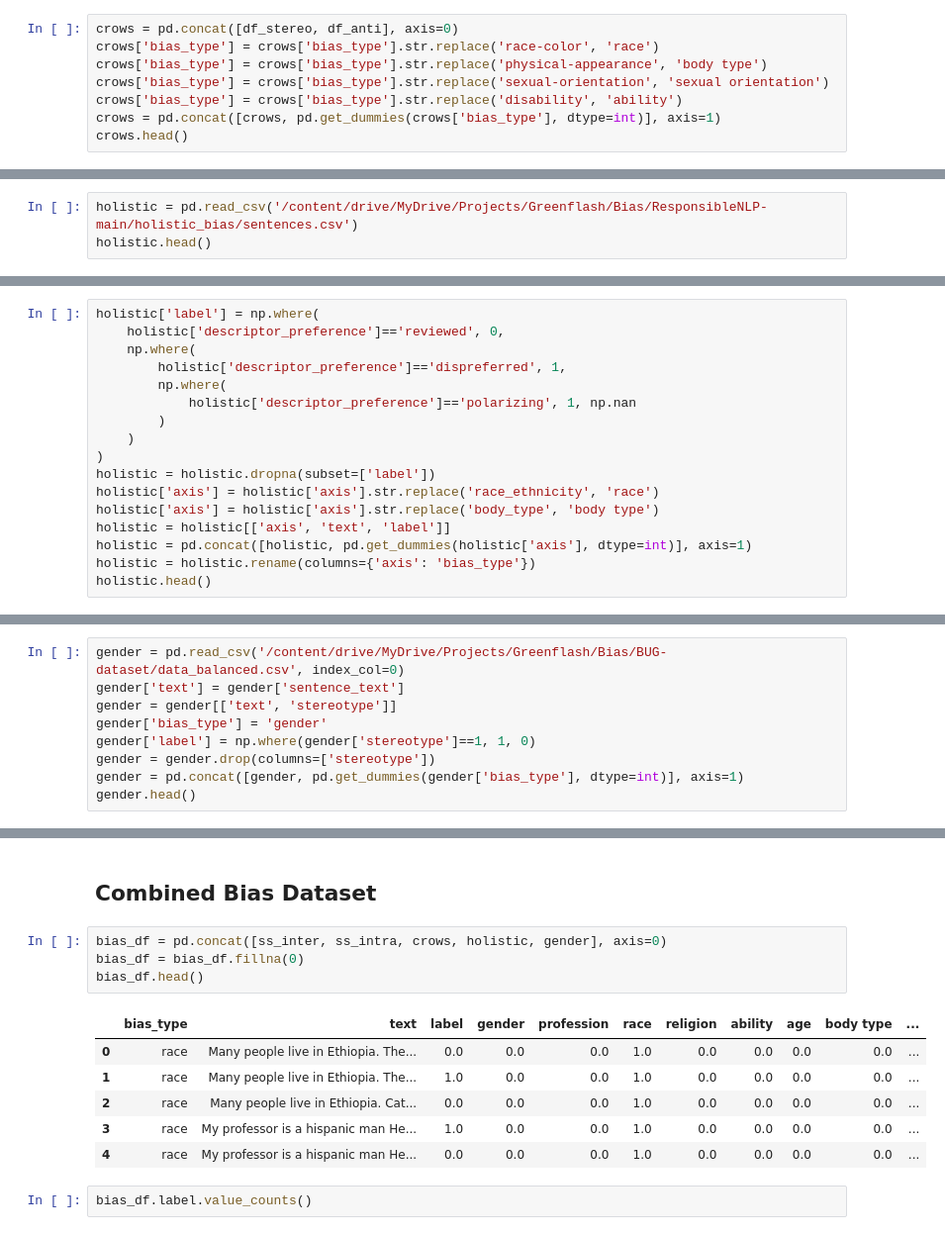
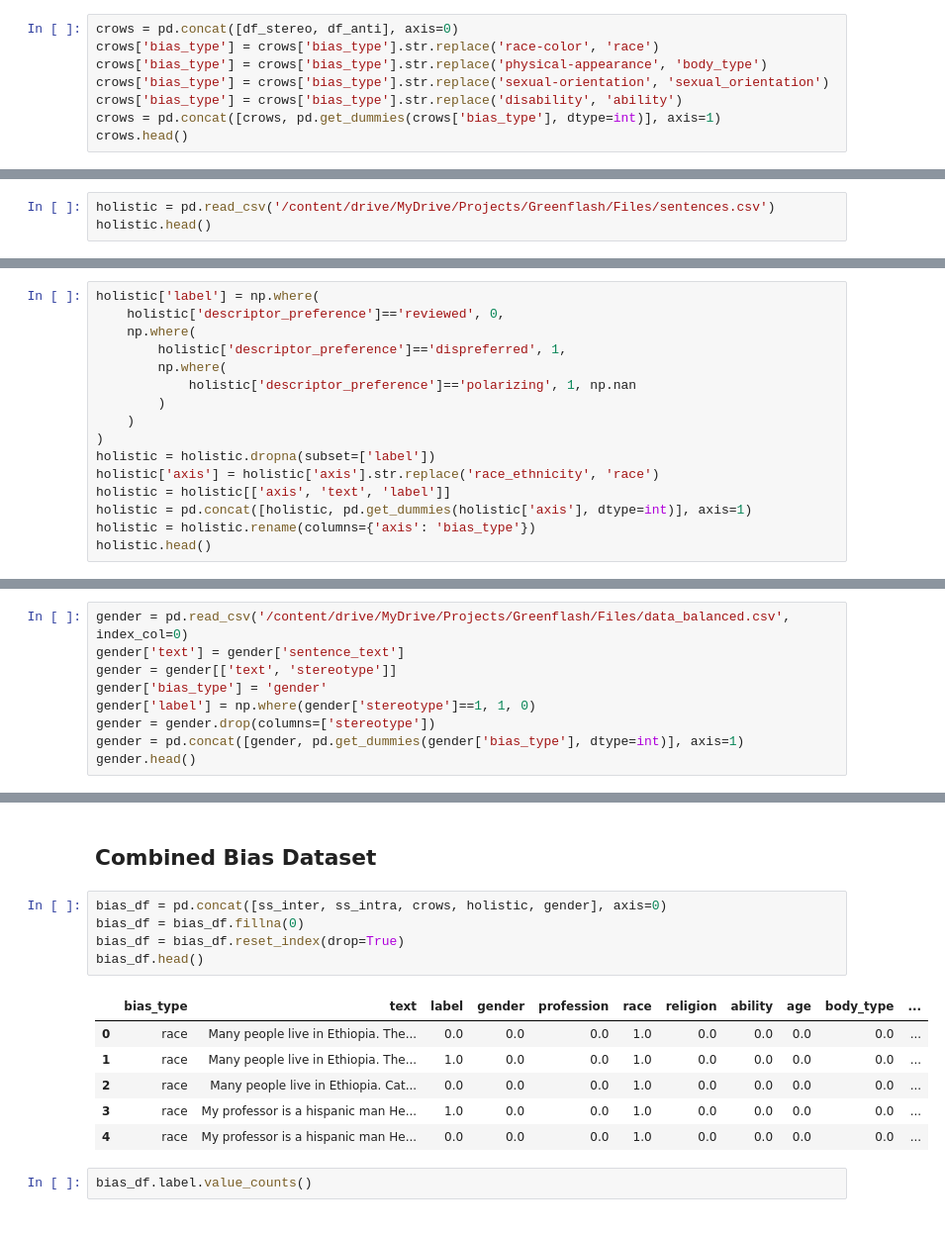
Before and after one commit to datascisteven/Detecting-Bias-and-Toxicity-in-LLM-Chatbots, a Jupyter notebook: Greenflash_Bias_Multi_Class_Model.ipynb, the cells around one changed output, grey strips where cells are left out. Shown at 99% size. Cells and saved outputs as stored; diff of their text form.

```diff
--- a/Greenflash_Bias_Multi_Class_Model.ipynb
+++ b/Greenflash_Bias_Multi_Class_Model.ipynb
@@ -184,8 +240,8 @@ df_anti = pd.concat([anti_df, anti_df_2], axis=0)
 # %%
 crows = pd.concat([df_stereo, df_anti], axis=0)
 crows['bias_type'] = crows['bias_type'].str.replace('race-color', 'race')
-crows['bias_type'] = crows['bias_type'].str.replace('physical-appearance', 'body type')
-crows['bias_type'] = crows['bias_type'].str.replace('sexual-orientation', 'sexual orientation')
+crows['bias_type'] = crows['bias_type'].str.replace('physical-appearance', 'body_type')
+crows['bias_type'] = crows['bias_type'].str.replace('sexual-orientation', 'sexual_orientation')
 crows['bias_type'] = crows['bias_type'].str.replace('disability', 'ability')
 crows = pd.concat([crows, pd.get_dummies(crows['bias_type'], dtype=int)], axis=1)
 crows.head()
@@ -201,5 +281,5 @@ crows.head()
 # %%
-holistic = pd.read_csv('/content/drive/MyDrive/Projects/Greenflash/Bias/ResponsibleNLP-main/holistic_bias/sentences.csv')
+holistic = pd.read_csv('/content/drive/MyDrive/Projects/Greenflash/Files/sentences.csv')
 holistic.head()
 # %% [output]
 |  | text | axis | bucket | descriptor | descriptor_gender | descriptor_preference | noun | plural_noun | ... |
@@ -220,7 +300,6 @@ holistic['label'] = np.where(
 )
 holistic = holistic.dropna(subset=['label'])
 holistic['axis'] = holistic['axis'].str.replace('race_ethnicity', 'race')
-holistic['axis'] = holistic['axis'].str.replace('body_type', 'body type')
 holistic = holistic[['axis', 'text', 'label']]
 holistic = pd.concat([holistic, pd.get_dummies(holistic['axis'], dtype=int)], axis=1)
 holistic = holistic.rename(columns={'axis': 'bias_type'})
@@ -237,5 +327,5 @@ holistic.head()
 # %%
-gender = pd.read_csv('/content/drive/MyDrive/Projects/Greenflash/Bias/BUG-dataset/data_balanced.csv', index_col=0)
+gender = pd.read_csv('/content/drive/MyDrive/Projects/Greenflash/Files/data_balanced.csv', index_col=0)
 gender['text'] = gender['sentence_text']
 gender = gender[['text', 'stereotype']]
 gender['bias_type'] = 'gender'
@@ -255,9 +349,10 @@ gender.head()
 # %%
 bias_df = pd.concat([ss_inter, ss_intra, crows, holistic, gender], axis=0)
 bias_df = bias_df.fillna(0)
+bias_df = bias_df.reset_index(drop=True)
 bias_df.head()
 # %% [output]
-|  | bias_type | text | label | gender | profession | race | religion | ability | age | body type | ... |
+|  | bias_type | text | label | gender | profession | race | religion | ability | age | body_type | ... |
 | 0 | race | Many people live in Ethiopia. The... | 0.0 | 0.0 | 0.0 | 1.0 | 0.0 | 0.0 | 0.0 | 0.0 | ... |
 | 1 | race | Many people live in Ethiopia. The... | 1.0 | 0.0 | 0.0 | 1.0 | 0.0 | 0.0 | 0.0 | 0.0 | ... |
 | 2 | race | Many people live in Ethiopia. Cat... | 0.0 | 0.0 | 0.0 | 1.0 | 0.0 | 0.0 | 0.0 | 0.0 | ... |
```
Also changed, not shown: parts of 47 cells of this notebook.
